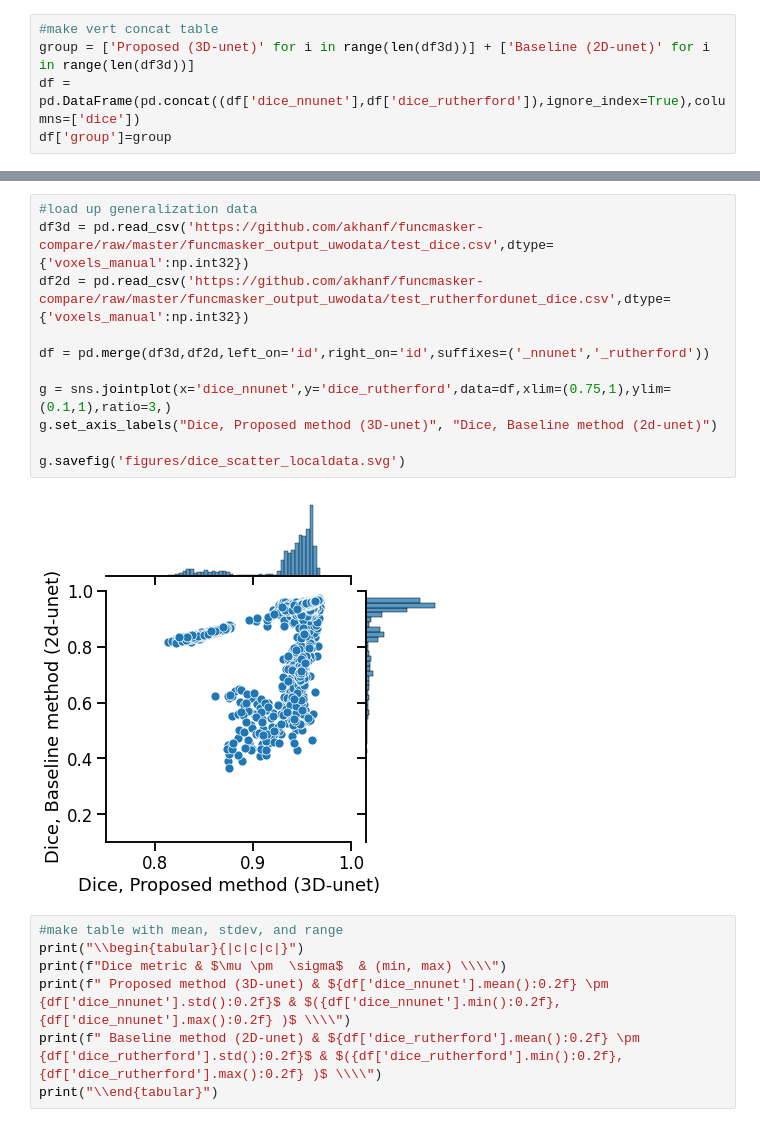
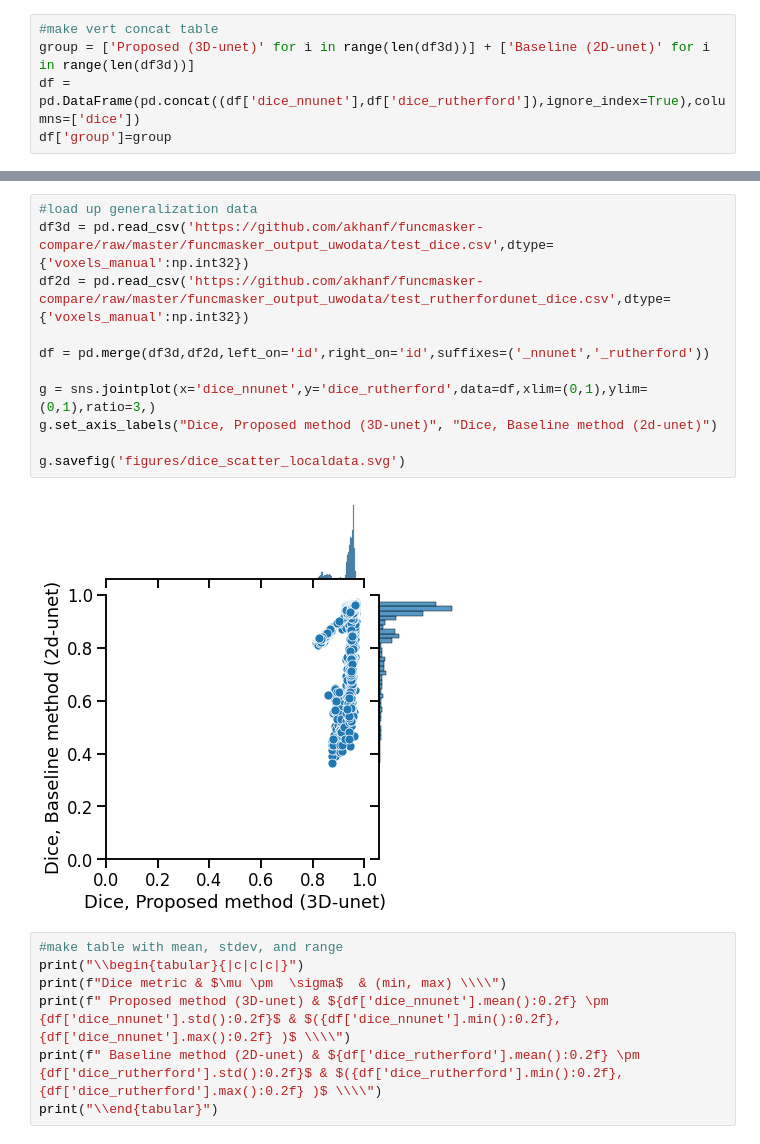
Before and after one commit to akhanf/funcmasker-compare, a Jupyter notebook: analysis.ipynb, the cells around one changed output, grey strips where cells are left out. Cells and saved outputs as stored; diff of their text form.

Commit message:
made axes the same for plots

```diff
--- a/analysis.ipynb
+++ b/analysis.ipynb
@@ -117,16 +117,16 @@ g.savefig('figures/dice_ds3090.svg')
 # %%
 #load up generalization data
 df3d = pd.read_csv('https://github.com/akhanf/funcmasker-compare/raw/master/funcmasker_output_uwodata/test_dice.csv',dtype={'voxels_manual':np.int32})
 df2d = pd.read_csv('https://github.com/akhanf/funcmasker-compare/raw/master/funcmasker_output_uwodata/test_rutherfordunet_dice.csv',dtype={'voxels_manual':np.int32})
 
 df = pd.merge(df3d,df2d,left_on='id',right_on='id',suffixes=('_nnunet','_rutherford'))
 
-g = sns.jointplot(x='dice_nnunet',y='dice_rutherford',data=df,xlim=(0.75,1),ylim=(0.1,1),ratio=3,)
+g = sns.jointplot(x='dice_nnunet',y='dice_rutherford',data=df,xlim=(0,1),ylim=(0,1),ratio=3,)
 g.set_axis_labels("Dice, Proposed method (3D-unet)", "Dice, Baseline method (2d-unet)")
 
 g.savefig('figures/dice_scatter_localdata.svg')
 # %% [output]
-[figure, old version]
+[figure, new version]
 # %%
 #make table with mean, stdev, and range
 print("\\begin{tabular}{|c|c|c|}")
```
Also changed, not shown: parts of 5 cells of this notebook, 4 other files.
